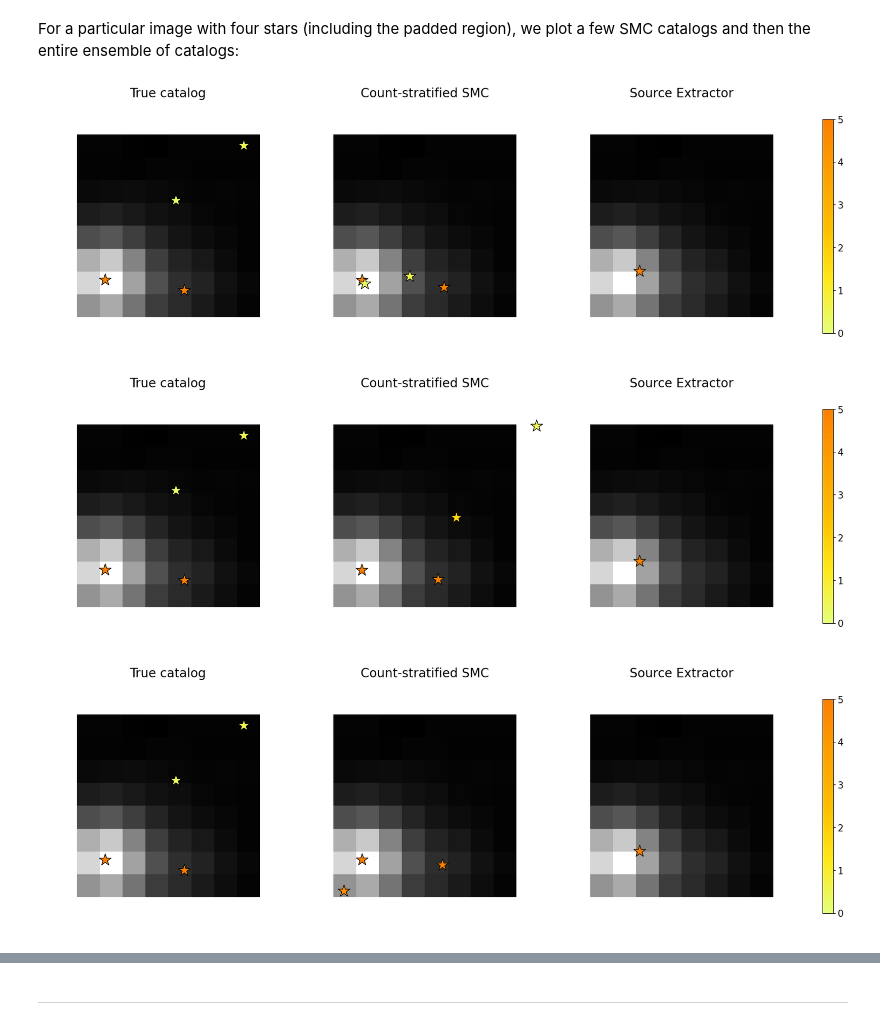
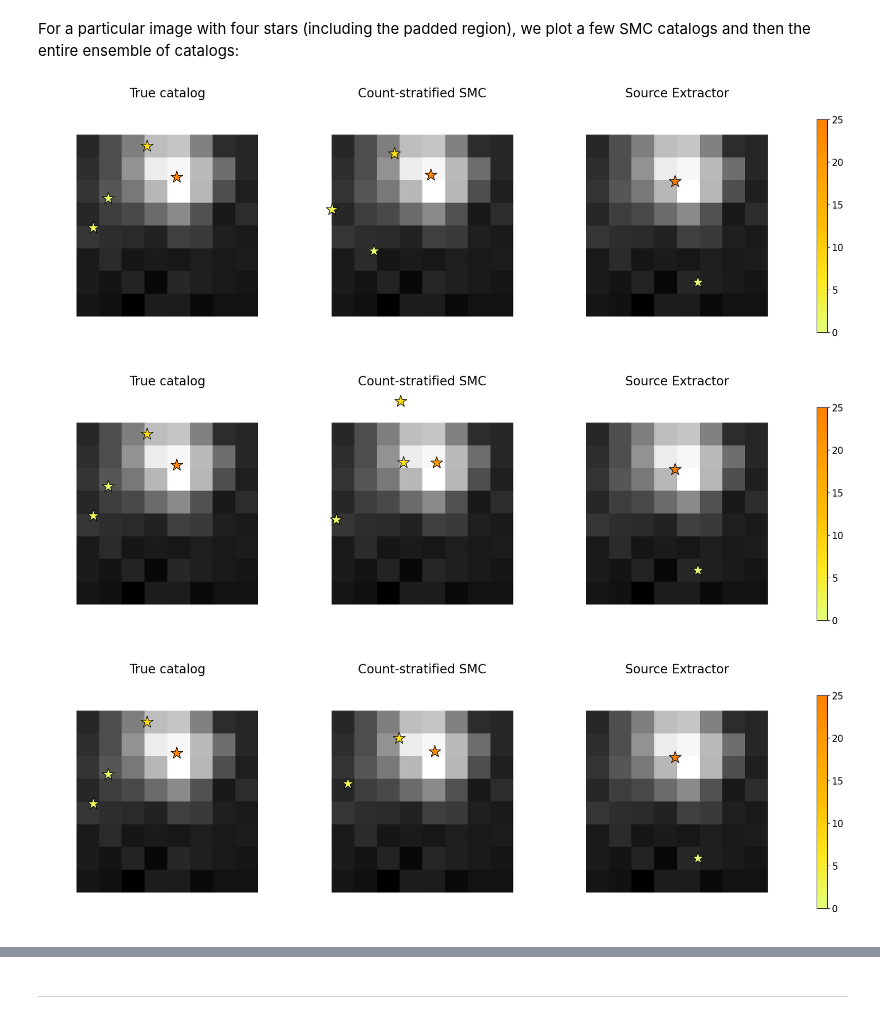
Before and after one commit to timwhite0/smcdet, a Jupyter notebook: experiments/manuscript/m71synthetic_manyimages/results/results.ipynb, the cells around one changed output, grey strips where cells are left out. Drawn from its saved outputs; the diff is of its cells as text; code cells hidden in the pictures.

```diff
--- a/experiments/manuscript/m71synthetic_manyimages/results/results.ipynb
+++ b/experiments/manuscript/m71synthetic_manyimages/results/results.ipynb
@@ -353,29 +353,29 @@ def plot_detections(image_index, arcsinh = False,
 # %% [markdown]
 For a particular image with four stars (including the padded region), we plot a few SMC catalogs and then the entire ensemble of catalogs:
 # %%
-idx = torch.where(unpruned_counts == 4)[0][29]
+idx = torch.where(unpruned_counts == 4)[0][15]  # manually selected an interesting image
 
-fig = plot_detections(image_index = idx, smc_cat_idx = torch.where(smc_unpruned_counts[idx] == 4)[0][0],
-                      star_minflux = 0, star_maxflux = 5,
+fig = plot_detections(image_index = idx, smc_cat_idx = torch.where(smc_unpruned_counts[idx] == 4)[0][5],
+                      star_minflux = 0, star_maxflux = 25,
                       smc_star_size=star_size, smc_star_alpha = 1, smc_star_edge = True)
 
 fig.savefig('figures/m71synth_detections_count4_cat1.png', dpi = 250, transparent = True, bbox_inches = 'tight', pad_inches = 0)
 # %% [output]
-[figure, old version]
+[figure, new version]
 # %%
-fig = plot_detections(image_index = idx, smc_cat_idx = torch.where(smc_unpruned_counts[idx] == 4)[0][5],
-                      star_minflux = 0, star_maxflux = 5,
+fig = plot_detections(image_index = idx, smc_cat_idx = torch.where(smc_unpruned_counts[idx] == 4)[0][6],
+                      star_minflux = 0, star_maxflux = 25,
                       smc_star_size=star_size, smc_star_alpha = 1, smc_star_edge = True)
 
 fig.savefig('figures/m71synth_detections_count4_cat2.png', dpi = 250, transparent = True, bbox_inches = 'tight', pad_inches = 0)
 # %% [output]
-[figure, old version]
+[figure, new version]
 # %%
 fig = plot_detections(image_index = idx, smc_cat_idx = torch.where(smc_unpruned_counts[idx] == 3)[0][0],
-                      star_minflux = 0, star_maxflux = 5,
+                      star_minflux = 0, star_maxflux = 25,
                       smc_star_size=star_size, smc_star_alpha = 1, smc_star_edge = True)
 
 fig.savefig('figures/m71synth_detections_count4_cat3.png', dpi = 250, transparent = True, bbox_inches = 'tight', pad_inches = 0)
 # %% [output]
-[figure, old version]
+[figure, new version]
 # %%
```
Also changed, not shown: parts of 9 cells of this notebook, 1 other file.
